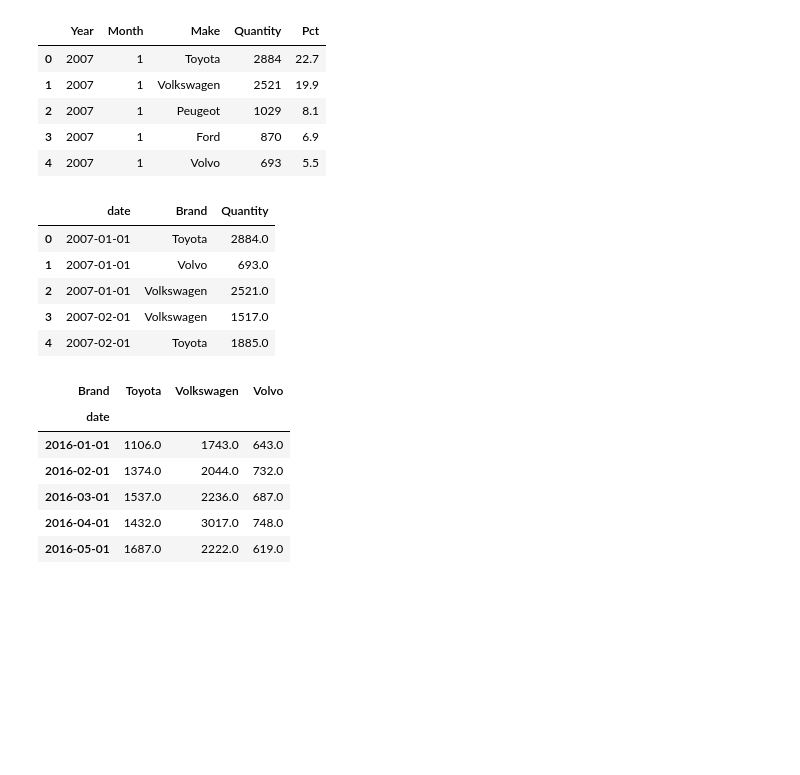
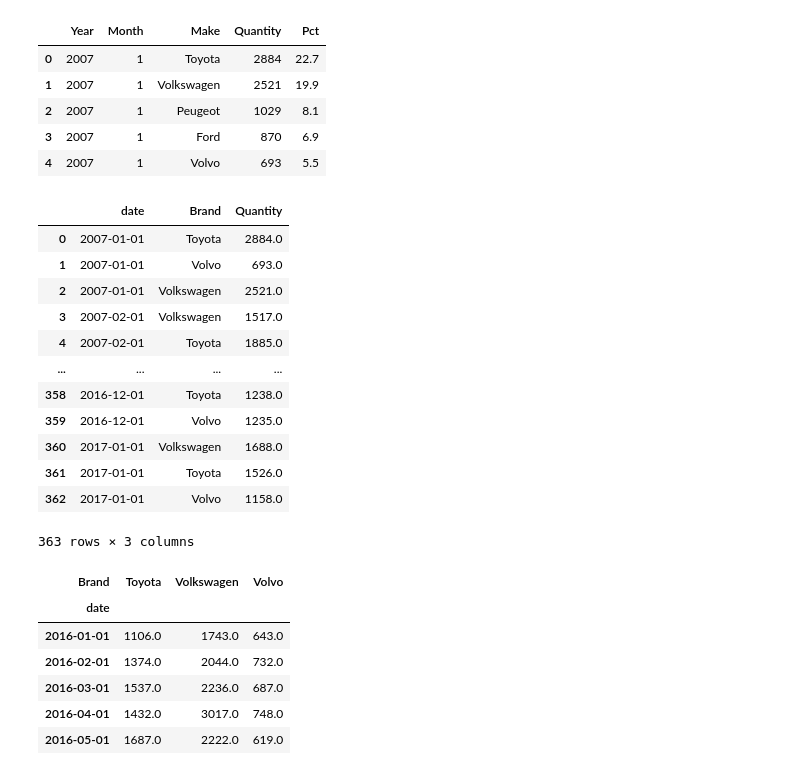
Before and after one commit to MarcusArdenstedt/data_visualization_Marcus_Ericsson_DE24, a Jupyter notebook: video_lecture/02_matplotlib_fundamentals/matplotlib_bar_lines.ipynb, the cells around one changed output. Saved outputs shown, nothing was run; the diff lists cells and outputs as text; code cells hidden in the pictures; blank space fills up the shorter version.

```diff
--- a/video_lecture/02_matplotlib_fundamentals/matplotlib_bar_lines.ipynb
+++ b/video_lecture/02_matplotlib_fundamentals/matplotlib_bar_lines.ipynb
@@ -113,27 +113,34 @@ df.head()
 # %%
 df_month_brand = duckdb.query("""
             SELECT
                 year || '-' || LPAD(CAST(month AS VARCHAR), 2, '0') AS date,
                 make AS Brand,
                 SUM(quantity) AS Quantity
             FROM
                 df
             WHERE make IN ('Volvo', 'Volkswagen', 'Toyota')
             GROUP BY
                 year, month, make
             ORDER BY
                 year, month;
             """
             ).df()
 df_month_brand["date"] = pd.to_datetime(df_month_brand["date"], format="%Y-%m")
-df_month_brand.head()
+df_month_brand
 # %% [output]
 |  | date | Brand | Quantity |
 | 0 | 2007-01-01 | Toyota | 2884.0 |
 | 1 | 2007-01-01 | Volvo | 693.0 |
 | 2 | 2007-01-01 | Volkswagen | 2521.0 |
 | 3 | 2007-02-01 | Volkswagen | 1517.0 |
 | 4 | 2007-02-01 | Toyota | 1885.0 |
+| ... | ... | ... | ... |
+| 358 | 2016-12-01 | Toyota | 1238.0 |
+| 359 | 2016-12-01 | Volvo | 1235.0 |
+| 360 | 2017-01-01 | Volkswagen | 1688.0 |
+| 361 | 2017-01-01 | Toyota | 1526.0 |
+| 362 | 2017-01-01 | Volvo | 1158.0 |
+363 rows × 3 columns
 # %%
 df_month_brand_pivot = df_month_brand.pivot(index="date", columns= "Brand", values= "Quantity").fillna(0)
 # %%
```
Also changed, not shown: 3 other files.
